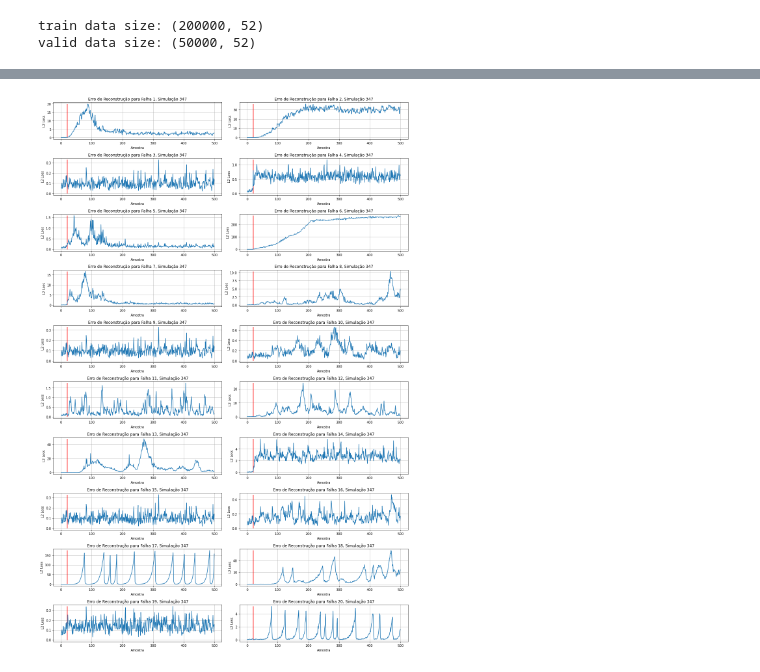
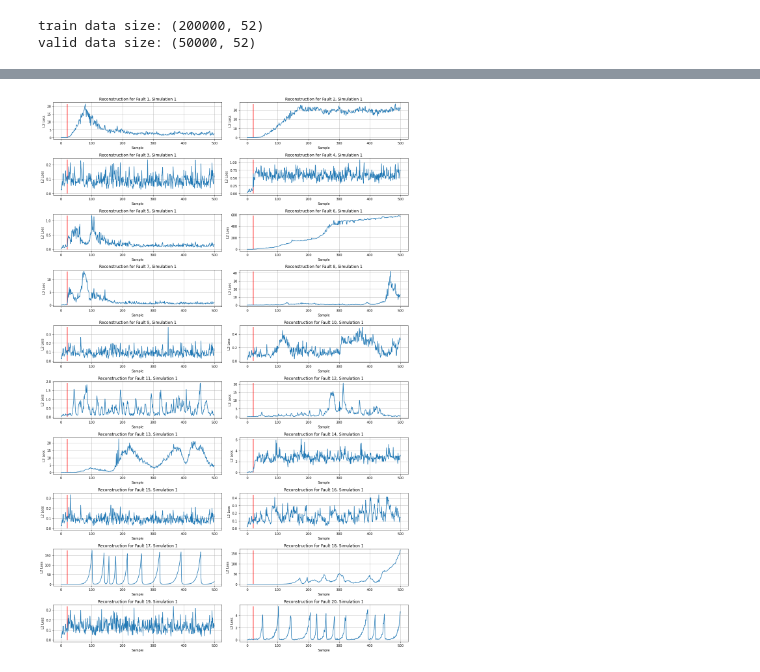
Before and after one commit to antonionicampos/anomaly-detection, a Jupyter notebook: model_training.ipynb, the cells around one changed output, grey strips where cells are left out. Saved outputs shown, nothing was run; the diff lists cells and outputs as text; code cells hidden in the pictures.

```diff
--- a/model_training.ipynb
+++ b/model_training.ipynb
@@ -168,29 +169,29 @@ plt.show()
 # %%
-simulationRun = 347
+simulationRun = 1
 fig, axs = plt.subplots(10, 2, figsize=(16, 24))
 
 for i in range(0, 20):
     row, col = i // 2, i % 2
 
     # Run model for fault simulation
     faultNumber = i+1
 
     faulty_data = faulty[(faulty['faultNumber'] == faultNumber) & (faulty['simulationRun'] == simulationRun)]
     faulty_data = (faulty_data.iloc[:, 3:] - mean) / std
     faulty_data = tf.cast(faulty_data.values, tf.float32)
 
     reconstructions = model.predict(faulty_data)
     loss = tf.keras.losses.mse(reconstructions, faulty_data)
 
     axs[row, col].grid()
     axs[row, col].plot(np.arange(500), loss)
-    axs[row, col].set_title(f'Erro de Reconstrução para Falha {faultNumber}, Simulação {simulationRun}')
+    axs[row, col].set_title(f'Reconstruction for Fault {faultNumber}, Simulation {simulationRun}')
     axs[row, col].vlines([20], 0, np.max(loss), colors='r')
 
 for ax in axs.flat:
-    ax.set(xlabel='Amostra', ylabel='L2 Loss')
+    ax.set(xlabel='Sample', ylabel='L2 Loss')
 
 fig.tight_layout()
 plt.show()
 # %% [output]
-[figure, old version]
+[figure, new version]
```
Also changed, not shown: parts of 8 cells of this notebook.
